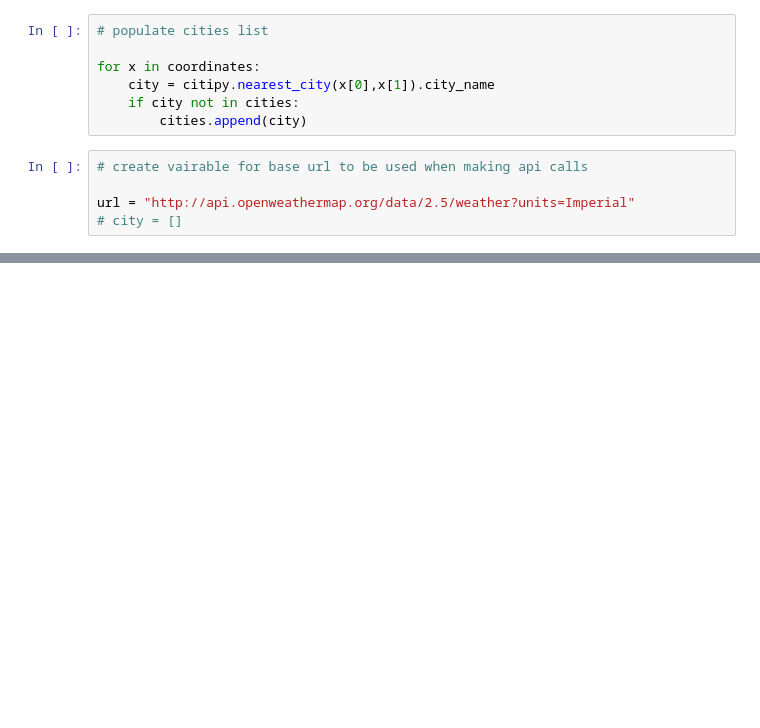
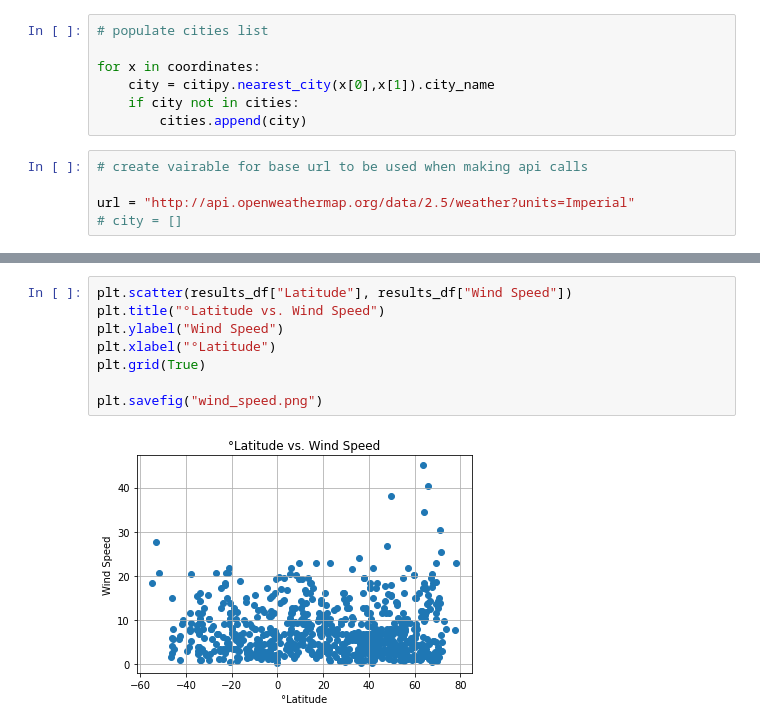
Before and after one commit to Yanwho/python-api-challenge, a Jupyter notebook: WeatherPy/WeatherPy.ipynb, the cells around one changed output, grey strips where cells are left out. Drawn from its saved outputs; the diff is of its cells as text; blank space fills up the shorter version.

```diff
--- a/WeatherPy/WeatherPy.ipynb
+++ b/WeatherPy/WeatherPy.ipynb
@@ -125,0 +152,10 @@ results_df.to_csv("results.csv")
+# %%
+plt.scatter(results_df["Latitude"], results_df["Wind Speed"])
+plt.title("°Latitude vs. Wind Speed")
+plt.ylabel("Wind Speed")
+plt.xlabel("°Latitude")
+plt.grid(True)
+
+plt.savefig("wind_speed.png")
+# %% [output]
+[figure, added]
```
Also changed, not shown: parts of 10 cells of this notebook.
